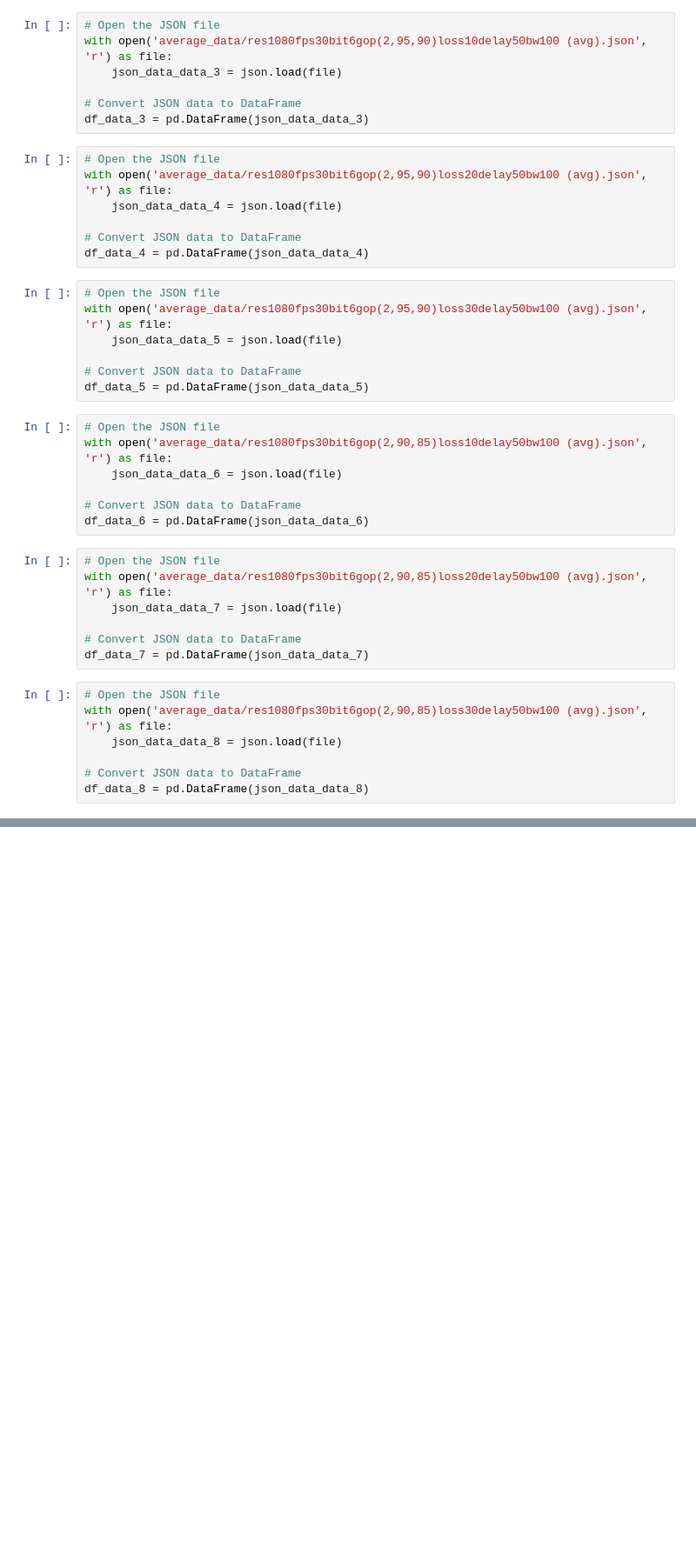
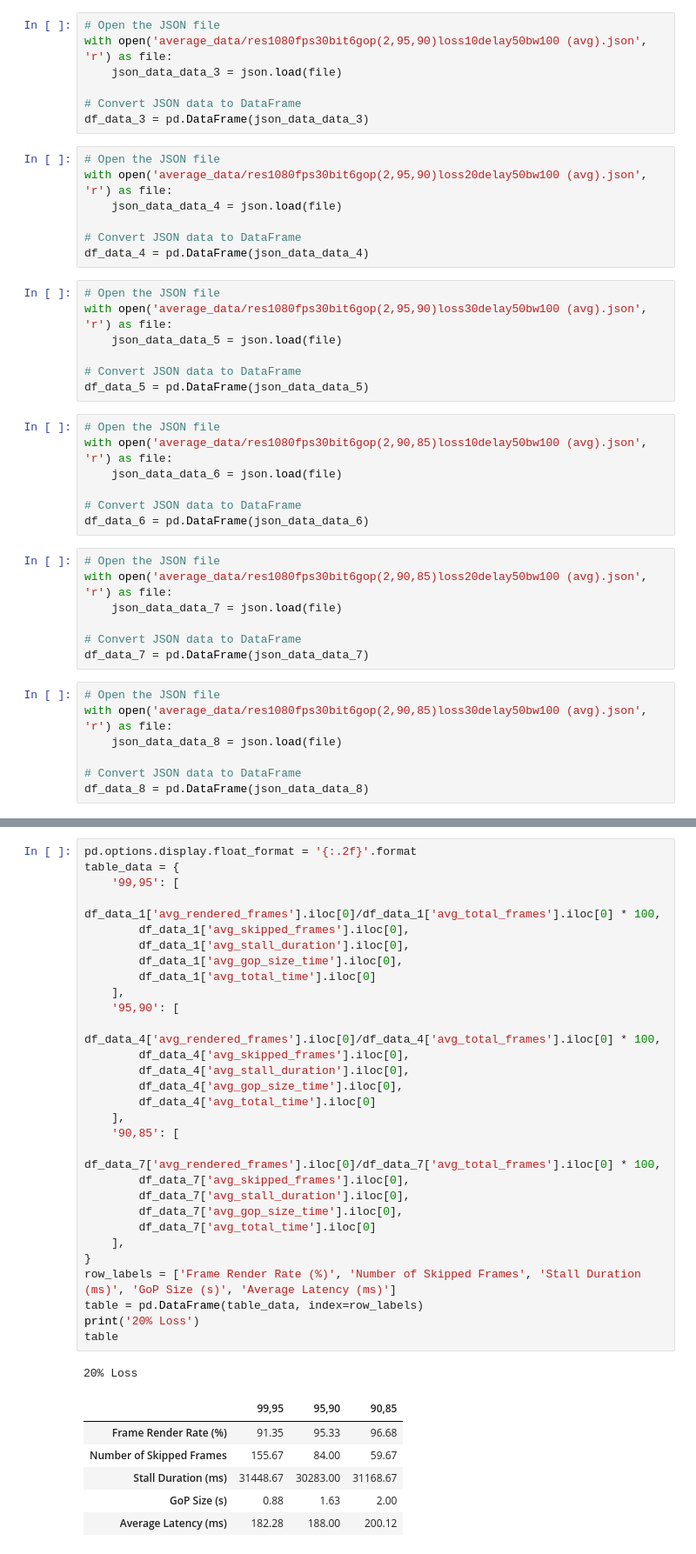
Before and after one commit to LasseWinkel/moq-dash-data, a Jupyter notebook: moq_analysis/compare_gop_thresholds.ipynb, the cells around one changed output, grey strips where cells are left out. Shown at 87% size. Saved outputs shown, nothing was run; the diff lists cells and outputs as text; blank space fills up the shorter version.

```diff
--- a/moq_analysis/compare_gop_thresholds.ipynb
+++ b/moq_analysis/compare_gop_thresholds.ipynb
@@ -112,0 +150,37 @@ avg_fps: 25.54 vs 24.16 vs 27.34
+# %%
+pd.options.display.float_format = '{:.2f}'.format
+table_data = {
+    '99,95': [
+        df_data_1['avg_rendered_frames'].iloc[0]/df_data_1['avg_total_frames'].iloc[0] * 100,
+        df_data_1['avg_skipped_frames'].iloc[0],
+        df_data_1['avg_stall_duration'].iloc[0],
+        df_data_1['avg_gop_size_time'].iloc[0],
+        df_data_1['avg_total_time'].iloc[0]
+    ],
+    '95,90': [
+        df_data_4['avg_rendered_frames'].iloc[0]/df_data_4['avg_total_frames'].iloc[0] * 100,
+        df_data_4['avg_skipped_frames'].iloc[0],
+        df_data_4['avg_stall_duration'].iloc[0],
+        df_data_4['avg_gop_size_time'].iloc[0],
+        df_data_4['avg_total_time'].iloc[0]
+    ],
+    '90,85': [
+        df_data_7['avg_rendered_frames'].iloc[0]/df_data_7['avg_total_frames'].iloc[0] * 100,
+        df_data_7['avg_skipped_frames'].iloc[0],
+        df_data_7['avg_stall_duration'].iloc[0],
+        df_data_7['avg_gop_size_time'].iloc[0],
+        df_data_7['avg_total_time'].iloc[0]
+    ],
+}
+row_labels = ['Frame Render Rate (%)', 'Number of Skipped Frames', 'Stall Duration (ms)', 'GoP Size (s)', 'Average Latency (ms)']
+table = pd.DataFrame(table_data, index=row_labels)
+print('20% Loss')
+table
+# %% [output]
+20% Loss
+|  | 99,95 | 95,90 | 90,85 |
+| Frame Render Rate (%) | 91.35 | 95.33 | 96.68 |
+| Number of Skipped Frames | 155.67 | 84.00 | 59.67 |
+| Stall Duration (ms) | 31448.67 | 30283.00 | 31168.67 |
+| GoP Size (s) | 0.88 | 1.63 | 2.00 |
+| Average Latency (ms) | 182.28 | 188.00 | 200.12 |
```
Also changed, not shown: parts of 4 cells of this notebook, 12 other files.
